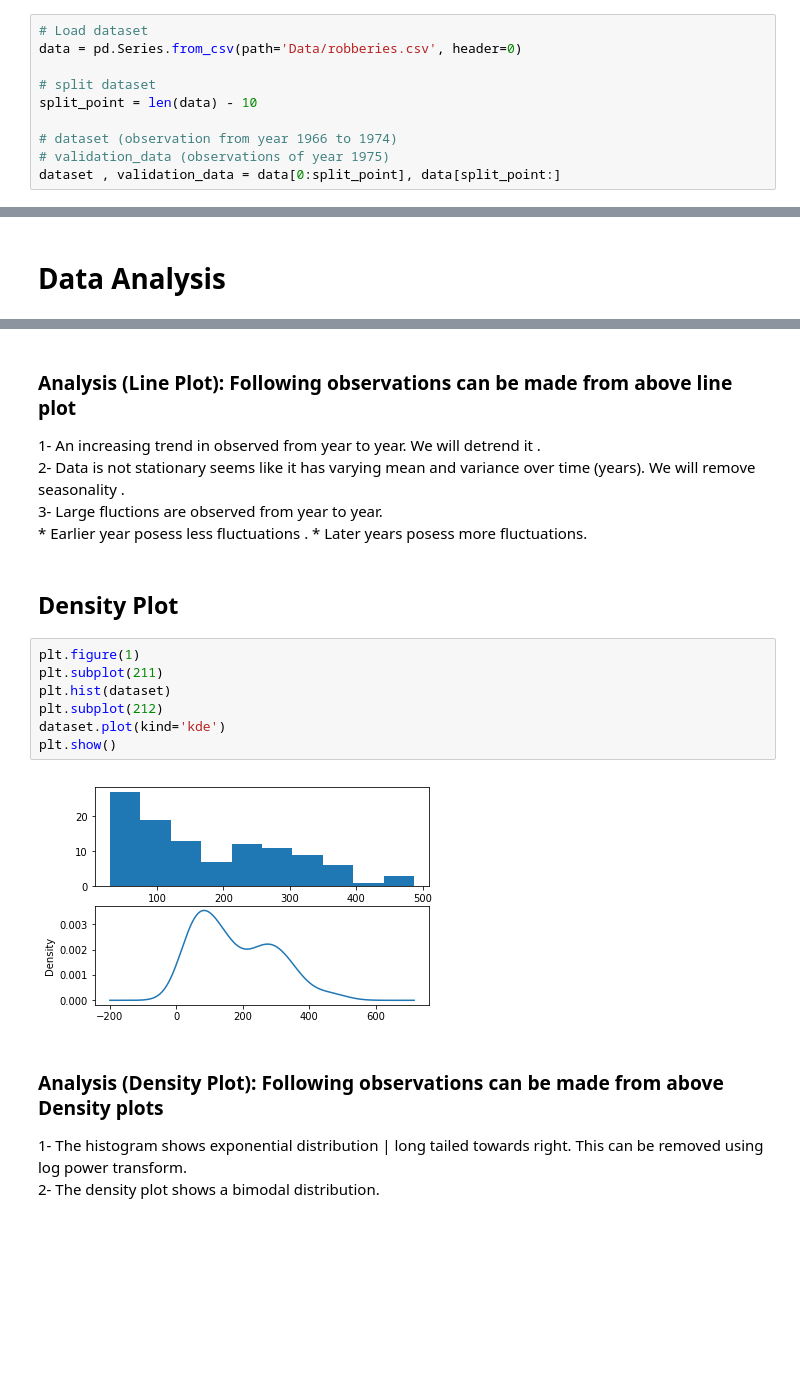
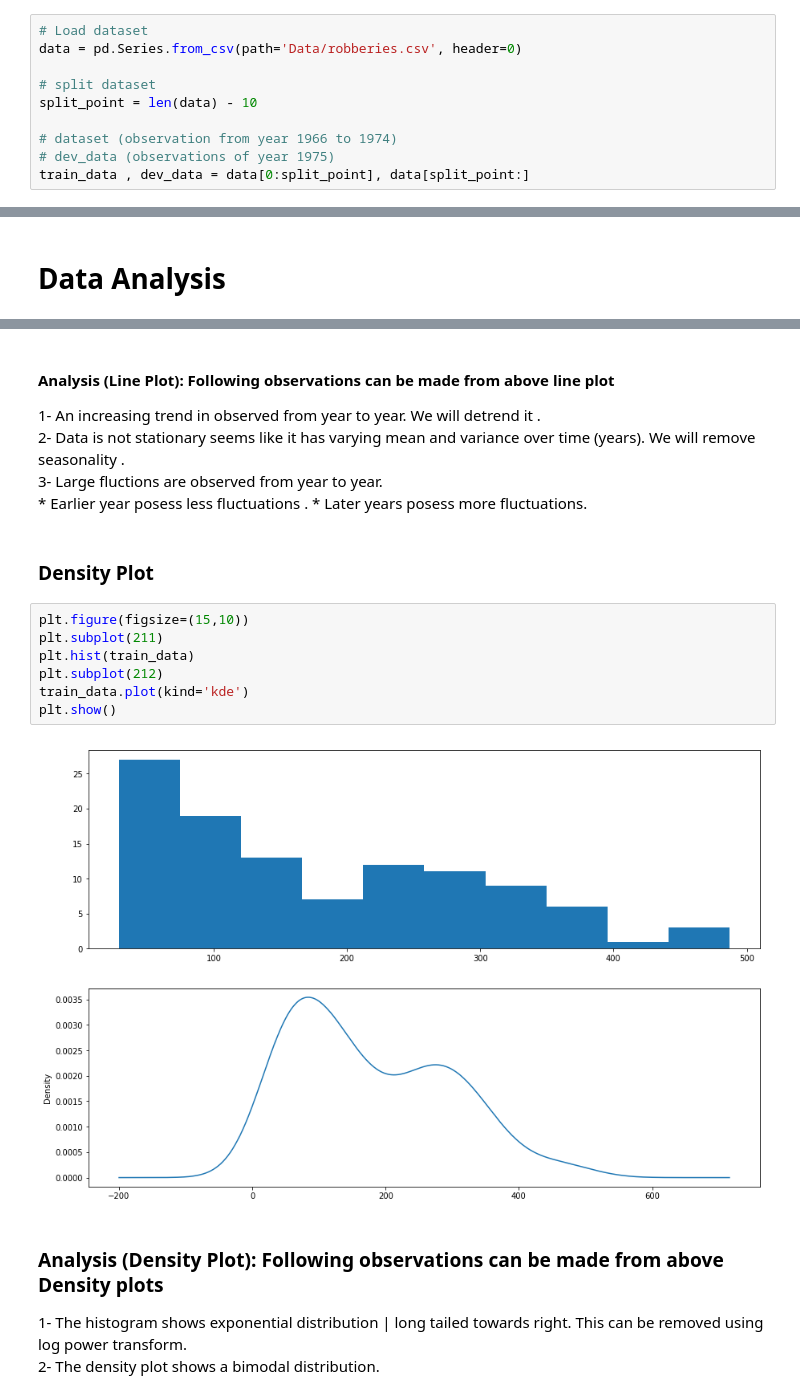
Before and after one commit to emmanuel-boly/ARIMA-Monthly-Armed-Robberies-in-Boston, a Jupyter notebook: Model.ipynb, the cells around one changed output, grey strips where cells are left out. Saved outputs shown, nothing was run; the diff lists cells and outputs as text; blank space fills up the shorter version.

```diff
--- a/Model.ipynb
+++ b/Model.ipynb
@@ -34,7 +38,7 @@ data = pd.Series.from_csv(path='Data/robberies.csv', header=0)
 split_point = len(data) - 10
 
 # dataset (observation from year 1966 to 1974)
-# validation_data (observations of year 1975)
-dataset , validation_data = data[0:split_point], data[split_point:]
+# dev_data (observations of year 1975)
+train_data , dev_data = data[0:split_point], data[split_point:]
 # %% [markdown]
 ### Data Preparation: We have monthly dataset for 9 years (1966-1975), we split the dataset into two parts
@@ -110,23 +110,23 @@ plt.show()
 # %% [output]
 [figure]
 # %% [markdown]
-### Analysis (Line Plot): Following observations can be made from above line plot
+#### Analysis (Line Plot): Following observations can be made from above line plot
 1- An increasing trend in observed from year to year. We will detrend it .<br>
 2- Data is not stationary seems like it has varying mean and variance over time (years). We will remove seasonality .<br>
 3- Large fluctions are observed from year to year. <br>
     * Earlier year posess less fluctuations .
     * Later years posess more fluctuations.
 # %% [markdown]
-## Density Plot
+### Density Plot
 # %%
-plt.figure(1)
+plt.figure(figsize=(15,10))
 plt.subplot(211)
-plt.hist(dataset)
+plt.hist(train_data)
 plt.subplot(212)
-dataset.plot(kind='kde')
+train_data.plot(kind='kde')
 plt.show()
 # %% [output]
-[figure, old version]
+[figure, new version]
 # %% [markdown]
 ### Analysis (Density Plot): Following observations can be made from above Density plots
 1- The histogram shows exponential distribution | long tailed towards right. This can be removed using log power transform. <br>
```
Also changed, not shown: parts of 41 cells of this notebook.
